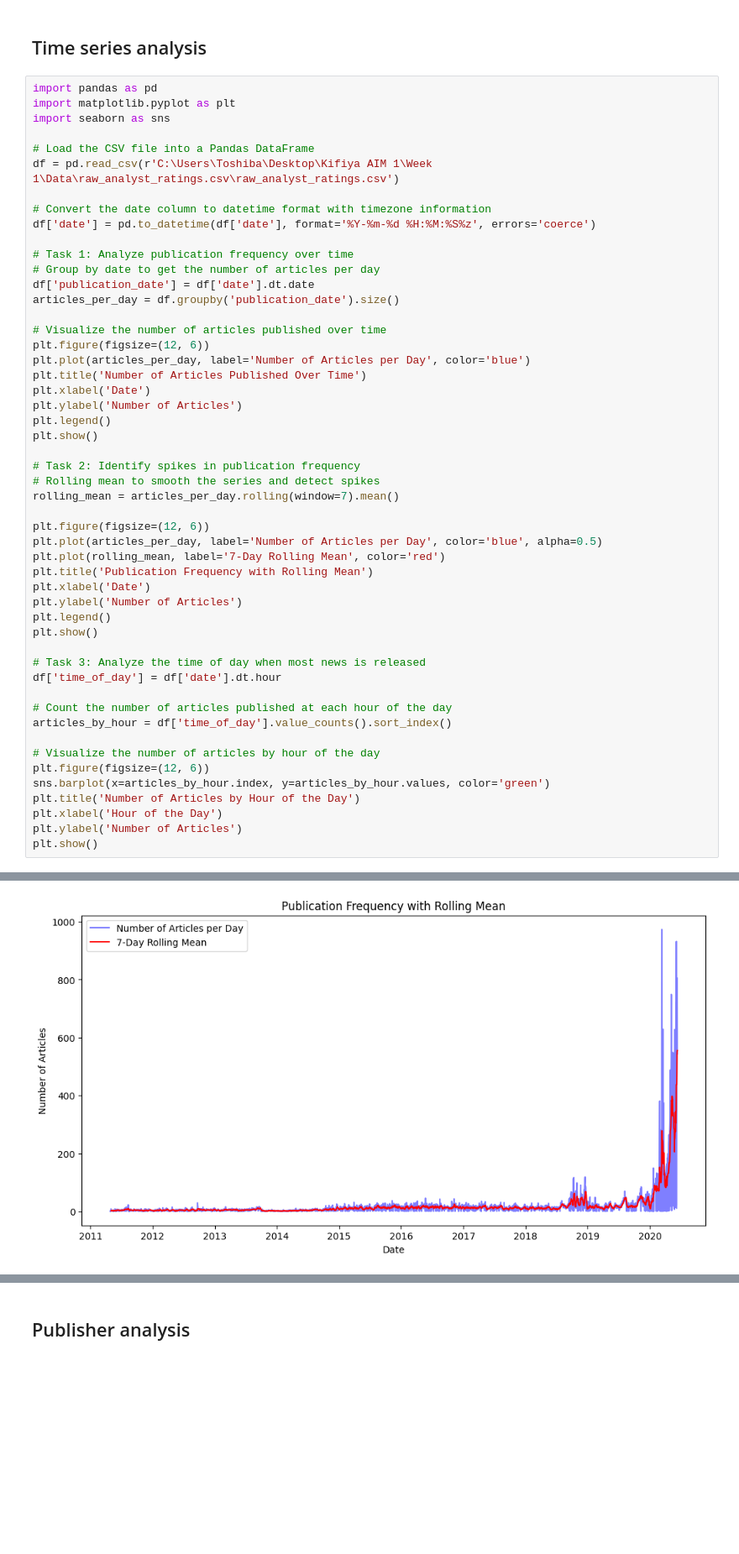
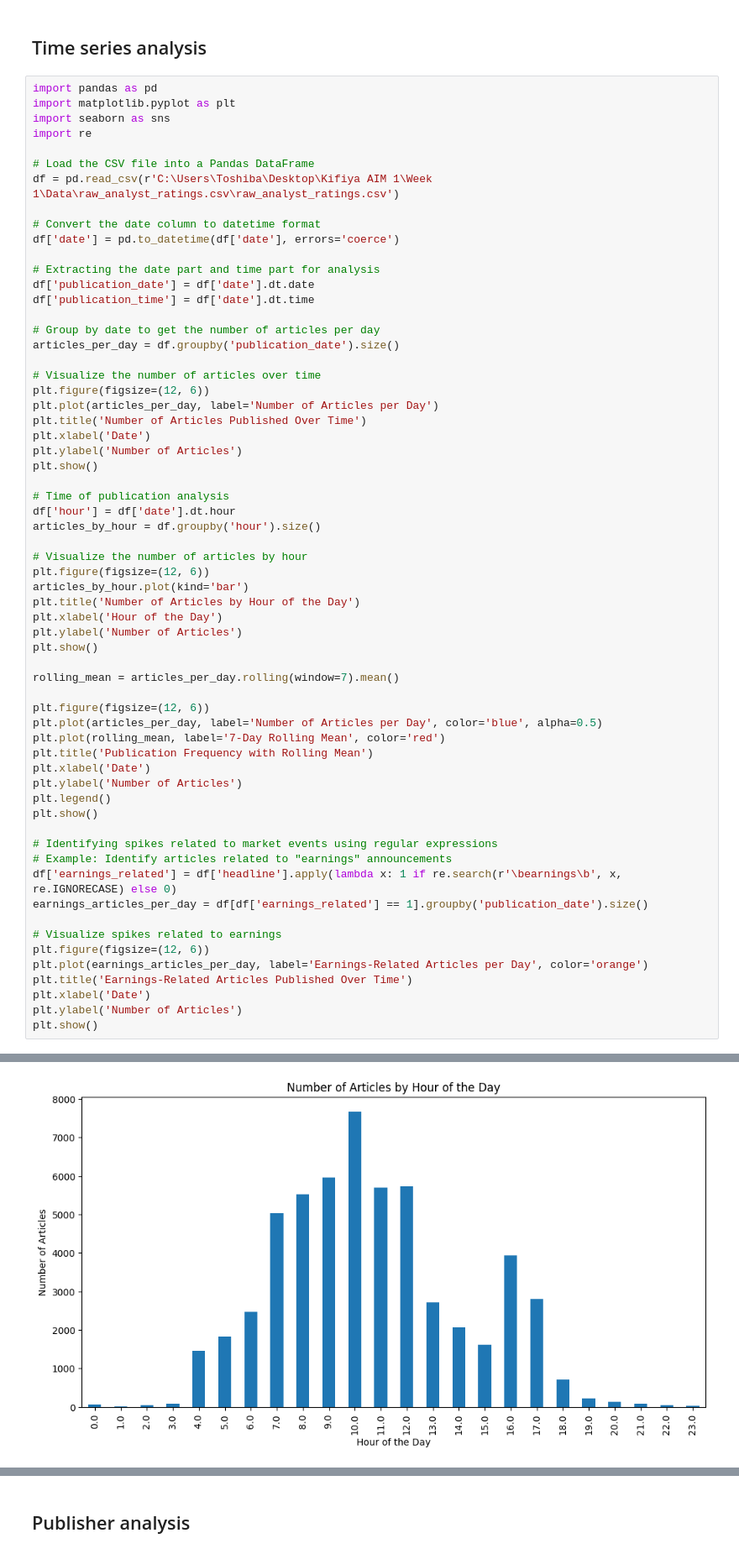
Before and after one commit to yohannestayez/Financial-News-and-Stock-Price-Integration, a Jupyter notebook: notebooks/Analysis1.ipynb, the cells around one changed output, grey strips where cells are left out. Shown at 84% size. Cells and saved outputs as stored; diff of their text form; blank space fills up the shorter version.

```diff
--- a/notebooks/Analysis1.ipynb
+++ b/notebooks/Analysis1.ipynb
@@ -158,29 +158,41 @@ Name: count, dtype: int64
 import pandas as pd
 import matplotlib.pyplot as plt
 import seaborn as sns
+import re
 
 # Load the CSV file into a Pandas DataFrame
 df = pd.read_csv(r'C:\Users\Toshiba\Desktop\Kifiya AIM 1\Week 1\Data\raw_analyst_ratings.csv\raw_analyst_ratings.csv')
 
-# Convert the date column to datetime format with timezone information
-df['date'] = pd.to_datetime(df['date'], format='%Y-%m-%d %H:%M:%S%z', errors='coerce')
+# Convert the date column to datetime format
+df['date'] = pd.to_datetime(df['date'], errors='coerce')
 
-# Task 1: Analyze publication frequency over time
+# Extracting the date part and time part for analysis
+df['publication_date'] = df['date'].dt.date
+df['publication_time'] = df['date'].dt.time
+
 # Group by date to get the number of articles per day
-df['publication_date'] = df['date'].dt.date
 articles_per_day = df.groupby('publication_date').size()
 
-# Visualize the number of articles published over time
+# Visualize the number of articles over time
 plt.figure(figsize=(12, 6))
-plt.plot(articles_per_day, label='Number of Articles per Day', color='blue')
+plt.plot(articles_per_day, label='Number of Articles per Day')
 plt.title('Number of Articles Published Over Time')
 plt.xlabel('Date')
 plt.ylabel('Number of Articles')
-plt.legend()
 plt.show()
 
-# Task 2: Identify spikes in publication frequency
-# Rolling mean to smooth the series and detect spikes
+# Time of publication analysis
+df['hour'] = df['date'].dt.hour
+articles_by_hour = df.groupby('hour').size()
+
+# Visualize the number of articles by hour
+plt.figure(figsize=(12, 6))
+articles_by_hour.plot(kind='bar')
+plt.title('Number of Articles by Hour of the Day')
+plt.xlabel('Hour of the Day')
+plt.ylabel('Number of Articles')
+plt.show()
+
 rolling_mean = articles_per_day.rolling(window=7).mean()
 
 plt.figure(figsize=(12, 6))
@@ -192,17 +204,16 @@ plt.ylabel('Number of Articles')
 plt.legend()
 plt.show()
 
-# Task 3: Analyze the time of day when most news is released
-df['time_of_day'] = df['date'].dt.hour
+# Identifying spikes related to market events using regular expressions
+# Example: Identify articles related to "earnings" announcements
+df['earnings_related'] = df['headline'].apply(lambda x: 1 if re.search(r'\bearnings\b', x, re.IGNORECASE) else 0)
+earnings_articles_per_day = df[df['earnings_related'] == 1].groupby('publication_date').size()
 
-# Count the number of articles published at each hour of the day
-articles_by_hour = df['time_of_day'].value_counts().sort_index()
-
-# Visualize the number of articles by hour of the day
+# Visualize spikes related to earnings
 plt.figure(figsize=(12, 6))
-sns.barplot(x=articles_by_hour.index, y=articles_by_hour.values, color='green')
-plt.title('Number of Articles by Hour of the Day')
-plt.xlabel('Hour of the Day')
+plt.plot(earnings_articles_per_day, label='Earnings-Related Articles per Day', color='orange')
+plt.title('Earnings-Related Articles Published Over Time')
+plt.xlabel('Date')
 plt.ylabel('Number of Articles')
 plt.show()
 # %% [output]
@@ -210 +221 @@ plt.show()
-[figure, old version]
+[figure, new version]
```
Also changed, not shown: parts of 5 cells of this notebook.
